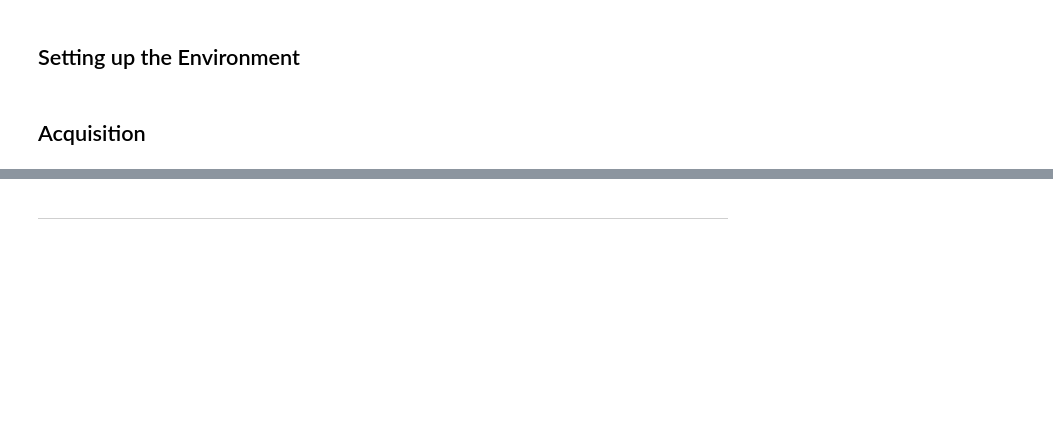
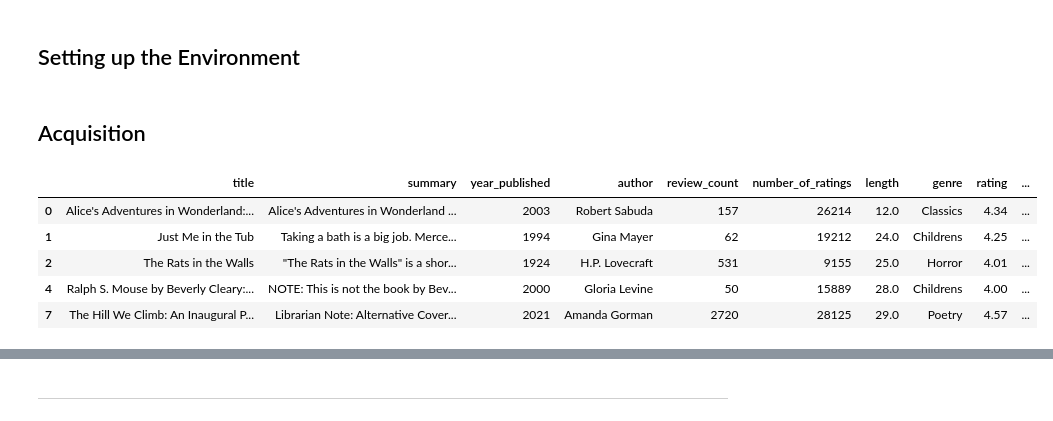
Before and after one commit to Booookkkkkssss/books_main, a Jupyter notebook: Final_Notebook.ipynb, the cells around one changed output, grey strips where cells are left out. Drawn from its saved outputs; the diff is of its cells as text; code cells hidden in the pictures; blank space fills up the shorter version.

```diff
--- a/Final_Notebook.ipynb
+++ b/Final_Notebook.ipynb
@@ -46,9 +52,16 @@ import explore as ex
 # This function sequentially runs each function from within the prepare.py file
 # in order to gather and clean the data, as well as creating our target variable and getting
 # the sentiment analysis of the book summaries
-# df = prep.prep_data('all_books.csv')
+df = prep.prep_data('all_books.csv')
 # %%
 # a quick peak at our dataframe
-# df.head()
+df.head()
+# %% [output]
+|  | title | summary | year_published | author | review_count | number_of_ratings | length | genre | rating | ... |
+| 0 | Alice's Adventures in Wonderland:... | Alice's Adventures in Wonderland ... | 2003 | Robert Sabuda | 157 | 26214 | 12.0 | Classics | 4.34 | ... |
+| 1 | Just Me in the Tub | Taking a bath is a big job. Merce... | 1994 | Gina Mayer | 62 | 19212 | 24.0 | Childrens | 4.25 | ... |
+| 2 | The Rats in the Walls | "The Rats in the Walls" is a shor... | 1924 | H.P. Lovecraft | 531 | 9155 | 25.0 | Horror | 4.01 | ... |
+| 4 | Ralph S. Mouse by Beverly Cleary:... | NOTE: This is not the book by Bev... | 2000 | Gloria Levine | 50 | 15889 | 28.0 | Childrens | 4.00 | ... |
+| 7 | The Hill We Climb: An Inaugural P... | Librarian Note: Alternative Cover... | 2021 | Amanda Gorman | 2720 | 28125 | 29.0 | Poetry | 4.57 | ... |
 # %%
 # saving the above df into a new csv file, so that we don't have to run it through again unless we add to our dataset.
```
Also changed, not shown: parts of 27 cells of this notebook, 3 other files.
